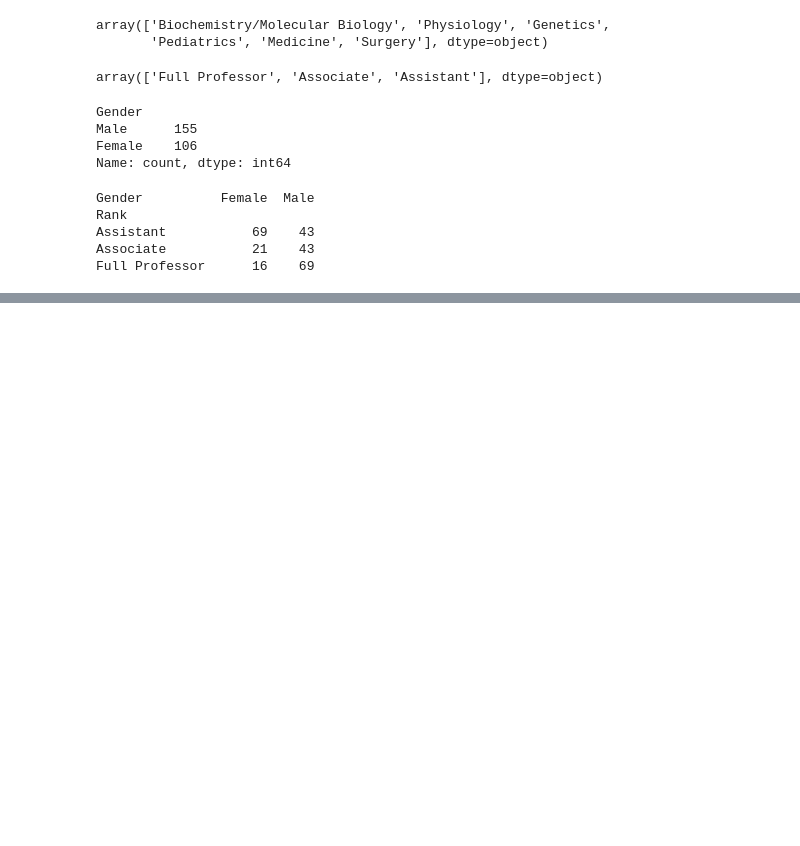
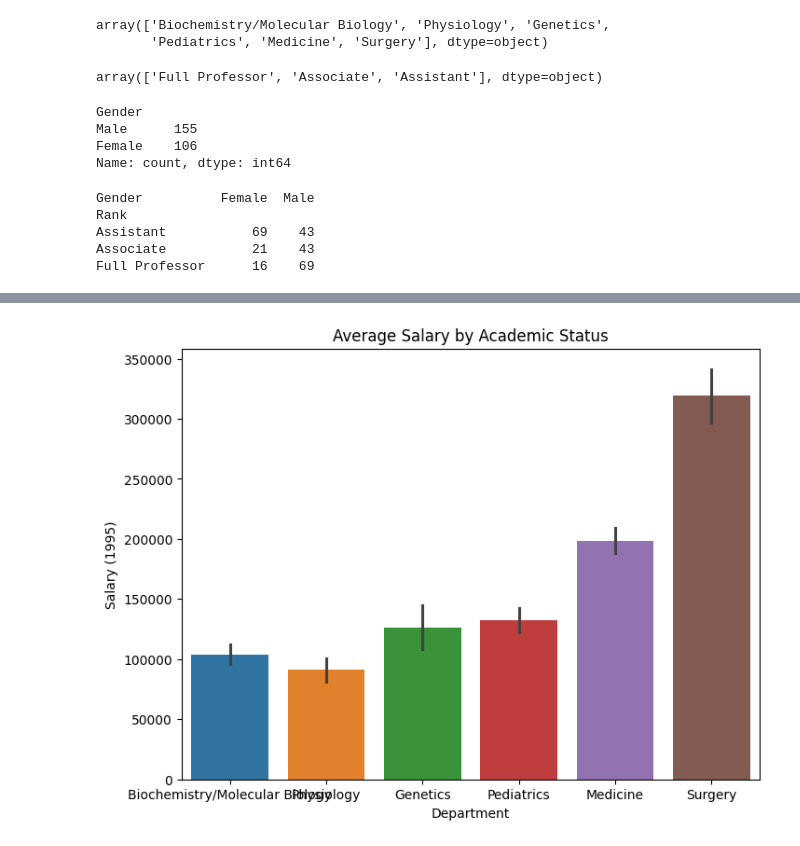
Before and after one commit to zulalbigis/Hi_Kod_Data_Science_Bootcamp_Final_Project, a Jupyter notebook: Final_Project.ipynb, the cells around one changed output, grey strips where cells are left out. Drawn from its saved outputs; the diff is of its cells as text; code cells hidden in the pictures; blank space fills up the shorter version.

```diff
--- a/Final_Project.ipynb
+++ b/Final_Project.ipynb
@@ -143,0 +222,10 @@ plt.show()
+# %%
+colors = ['#1f77b4', '#ff7f0e', '#2ca02c', '#d62728', '#9467bd', '#8c564b']
+plt.figure(figsize=(8, 6))
+sns.barplot(x='Dept', y='Sal95', palette=colors, data=df, estimator='mean')
+plt.title('Average Salary by Academic Status')
+plt.xlabel("Department")
+plt.ylabel("Salary (1995)")
+plt.show()
+# %% [output]
+[figure, added]
```
Also changed, not shown: parts of 14 cells of this notebook.
